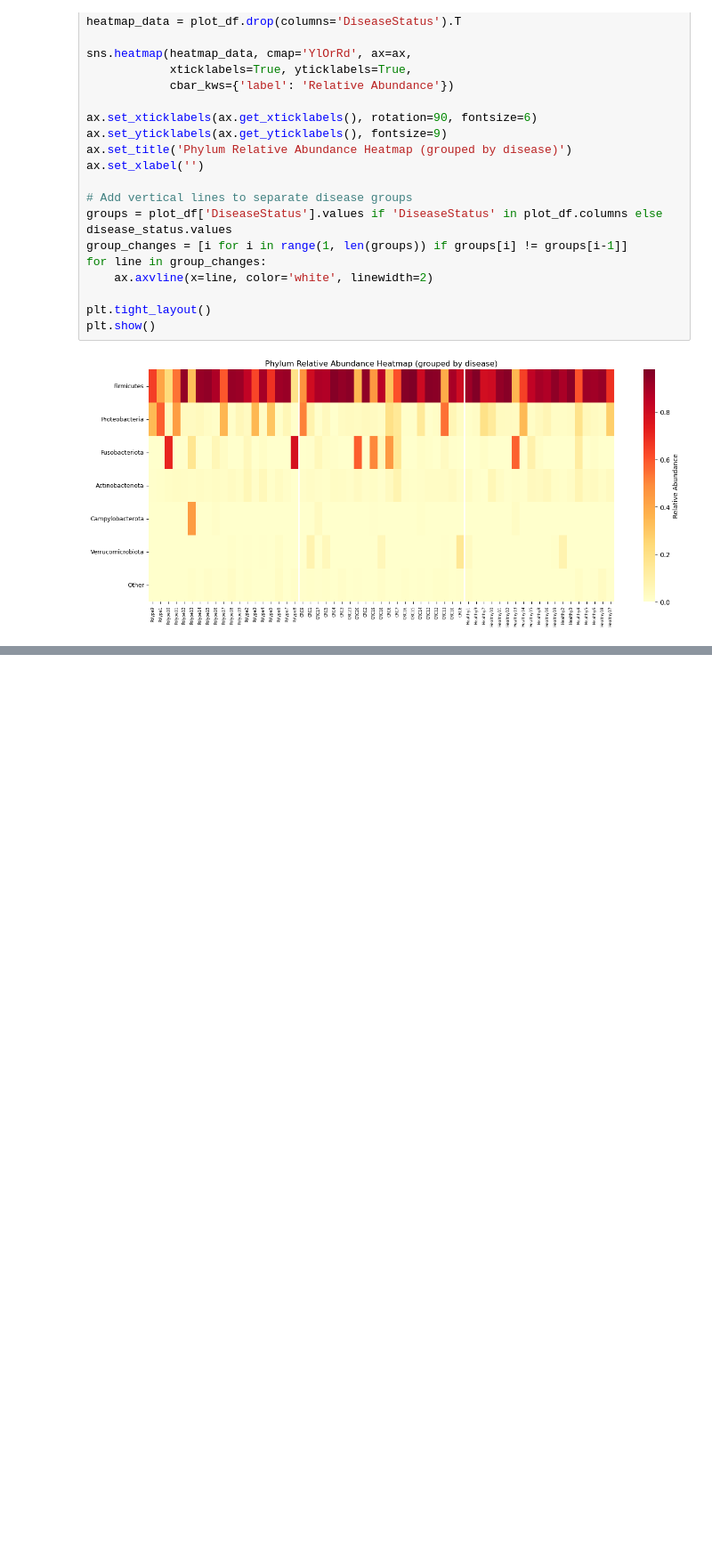
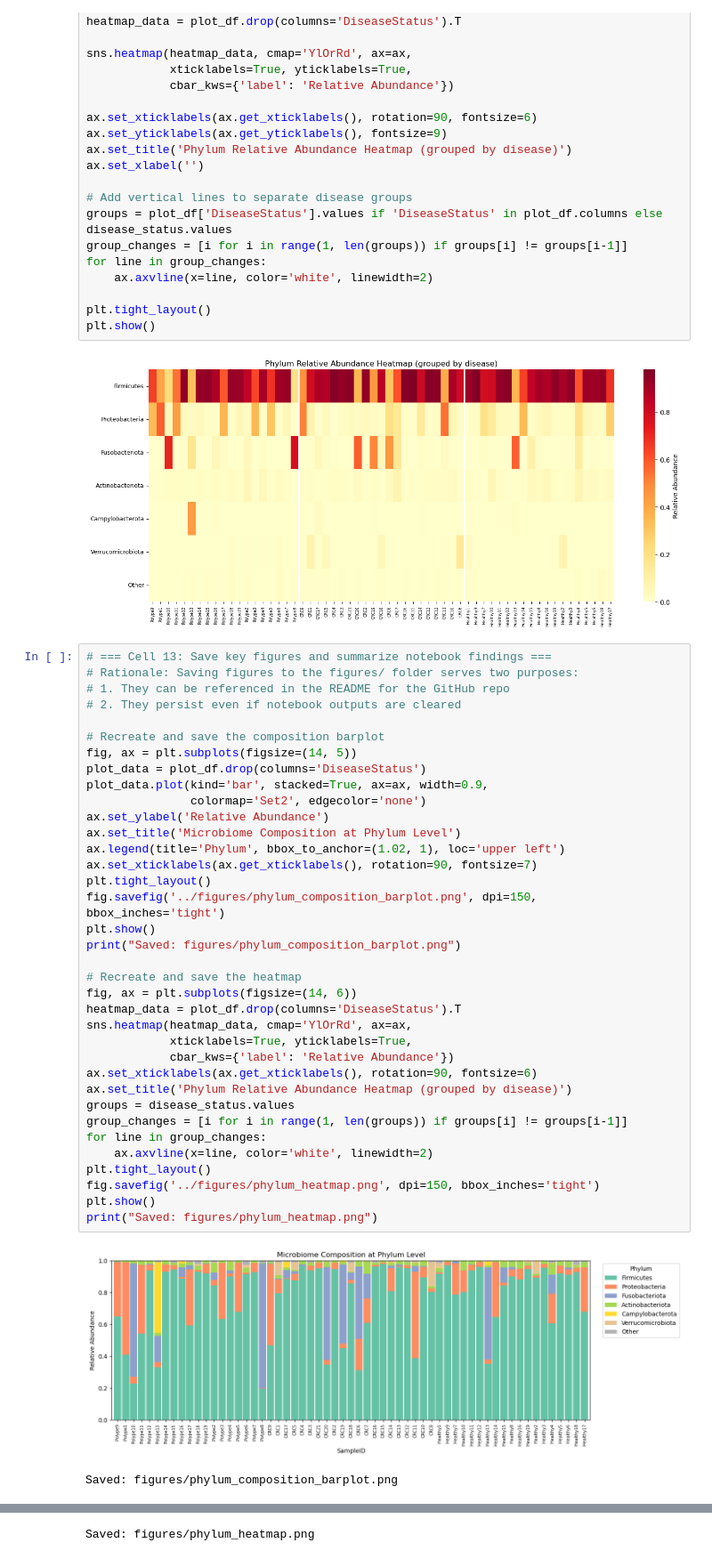
Before and after one commit to Oslis23/metagenomics-eda-pipeline, a Jupyter notebook: notebooks/01_data_loading.ipynb, the cells around one changed output, grey strips where cells are left out. Shown at 89% size. Saved outputs shown, nothing was run; the diff lists cells and outputs as text; blank space fills up the shorter version.

Commit message:
Complete notebook 01: data loading, sparsity, composition barplot and heatmap

```diff
--- a/notebooks/01_data_loading.ipynb
+++ b/notebooks/01_data_loading.ipynb
@@ -422,3 +422,42 @@ plt.tight_layout()
 plt.show()
 # %% [output]
 [figure]
+# %%
+# === Cell 13: Save key figures and summarize notebook findings ===
+# Rationale: Saving figures to the figures/ folder serves two purposes:
+# 1. They can be referenced in the README for the GitHub repo
+# 2. They persist even if notebook outputs are cleared
+
+# Recreate and save the composition barplot
+fig, ax = plt.subplots(figsize=(14, 5))
+plot_data = plot_df.drop(columns='DiseaseStatus')
+plot_data.plot(kind='bar', stacked=True, ax=ax, width=0.9,
+               colormap='Set2', edgecolor='none')
+ax.set_ylabel('Relative Abundance')
+ax.set_title('Microbiome Composition at Phylum Level')
+ax.legend(title='Phylum', bbox_to_anchor=(1.02, 1), loc='upper left')
+ax.set_xticklabels(ax.get_xticklabels(), rotation=90, fontsize=7)
+plt.tight_layout()
+fig.savefig('../figures/phylum_composition_barplot.png', dpi=150, bbox_inches='tight')
+plt.show()
+print("Saved: figures/phylum_composition_barplot.png")
+
+# Recreate and save the heatmap
+fig, ax = plt.subplots(figsize=(14, 6))
+heatmap_data = plot_df.drop(columns='DiseaseStatus').T
+sns.heatmap(heatmap_data, cmap='YlOrRd', ax=ax,
+            xticklabels=True, yticklabels=True,
+            cbar_kws={'label': 'Relative Abundance'})
+ax.set_xticklabels(ax.get_xticklabels(), rotation=90, fontsize=6)
+ax.set_title('Phylum Relative Abundance Heatmap (grouped by disease)')
+groups = disease_status.values
+group_changes = [i for i in range(1, len(groups)) if groups[i] != groups[i-1]]
+for line in group_changes:
+    ax.axvline(x=line, color='white', linewidth=2)
+plt.tight_layout()
+fig.savefig('../figures/phylum_heatmap.png', dpi=150, bbox_inches='tight')
+plt.show()
+print("Saved: figures/phylum_heatmap.png")
+# %% [output]
+[figure, added]
+Saved: figures/phylum_composition_barplot.png
@@ -424,0 +465 @@ plt.show()
+Saved: figures/phylum_heatmap.png
```
Also changed, not shown: parts of 2 cells of this notebook, 2 other files.
